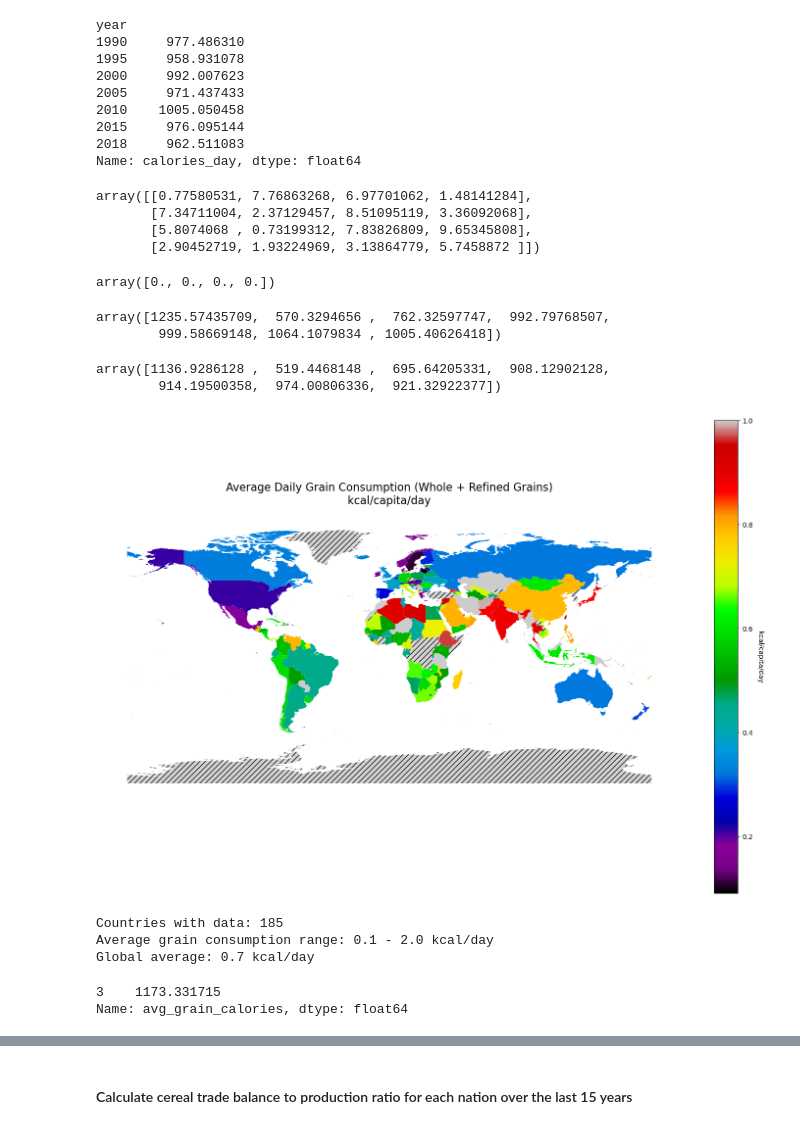
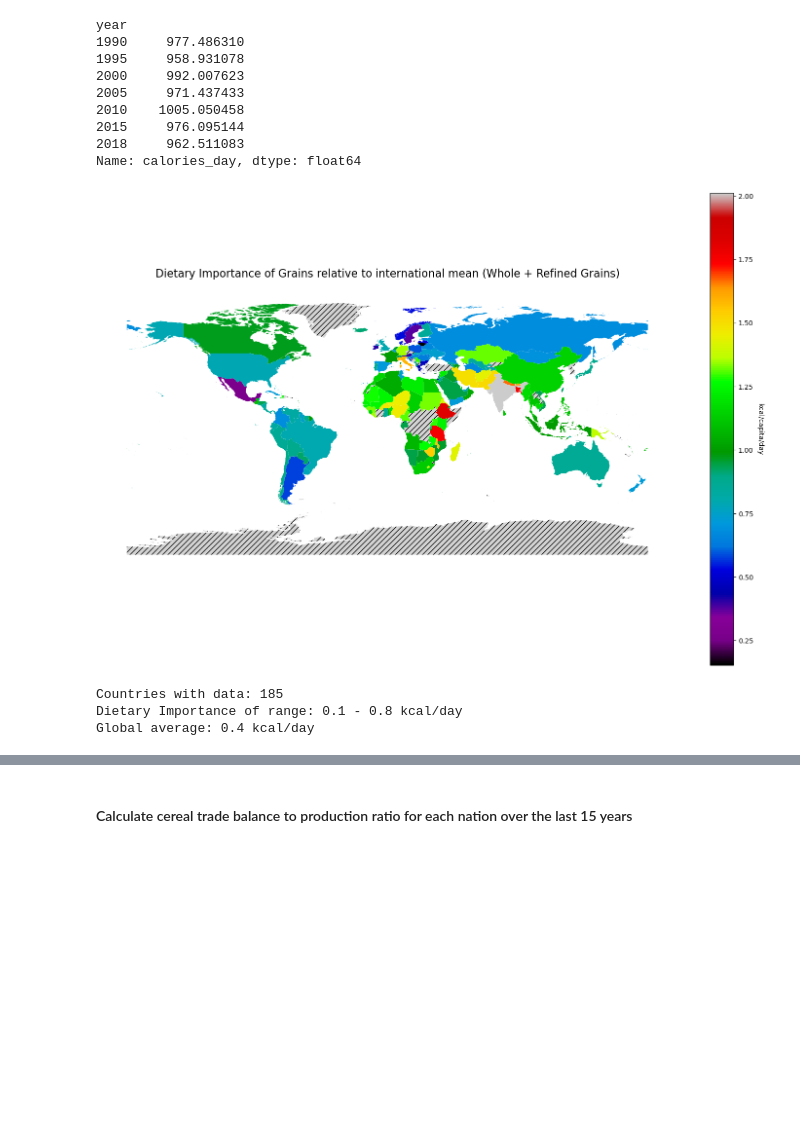
Before and after one commit to dancomputer/M2Internship, a Jupyter notebook: Code/SUM-Model-Hierarchy.ipynb, the cells around one changed output, grey strips where cells are left out. Drawn from its saved outputs; the diff is of its cells as text; code cells hidden in the pictures; blank space fills up the shorter version.

```diff
--- a/Code/SUM-Model-Hierarchy.ipynb
+++ b/Code/SUM-Model-Hierarchy.ipynb
@@ -601,8 +772,14 @@ ax = plt.subplot(111)
 
 for r,region in enumerate(regional_production.Area.unique()):
     if alpha[r,:].mean()<1: #(region == "Western Africa"):
-        plt.plot(years,alpha[r,:],label=region)#color=colors[r])
-        ax.legend(bbox_to_anchor=(1.1, 1.05))
-ax.set_xlabel('Year')
-ax.set_ylabel('alpha')
+        if region != "Micronesia":
+            plt.plot(years,alpha[r,:],label=region)#color=colors[r])
+ax.hlines(y=1, xmin=years[0], xmax=years[-1], color='k', linestyle='--', linewidth=1,label='All Other Regions')
+ax.legend(bbox_to_anchor=(1.00, 0.8),title="Region:",fontsize=12,title_fontsize=12)
+ax.set_xlabel('Year',fontsize=12)
+plt.xticks(fontsize=12)
+plt.yticks(fontsize=12)
+plt.ylim([0,1.05])
+ax.set_xlim([1992, 2020])
+ax.set_ylabel(r'$\alpha$',fontsize=14)
 # %% [output]
@@ -2263,37 +2383,6 @@ year
 2015     976.095144
 2018     962.511083
 Name: calories_day, dtype: float64
-# %%
-x=np.vstack(np.random.random((4,4))*10)
-
-x
-# %% [output]
-array([[0.77580531, 7.76863268, 6.97701062, 1.48141284],
-       [7.34711004, 2.37129457, 8.51095119, 3.36092068],
-       [5.8074068 , 0.73199312, 7.83826809, 9.65345808],
-       [2.90452719, 1.93224969, 3.13864779, 5.7458872 ]])
-# %%
-np.minimum(np.ones(4),0)
-# %% [output]
-array([0., 0., 0., 0.])
-# %%
-#urban cereals consumption in Angola
-dietary_consumption_df[
-    (dietary_consumption_df['dietary_factor'].isin(['Refined grains', 'Whole grains']))#,'Other starchy vegetables', 'Beans and legumes', 'Nuts and seeds'])
-    &(dietary_consumption_df['country'].isin(['Angola'])) & (dietary_consumption_df['urban']== 1)
-].groupby("year").sum().calories_day.values
-# %% [output]
-array([1235.57435709,  570.3294656 ,  762.32597747,  992.79768507,
-        999.58669148, 1064.1079834 , 1005.40626418])
-# %%
-#rural cereals consumption in Angola
-dietary_consumption_df[
-    (dietary_consumption_df['dietary_factor'].isin(['Refined grains', 'Whole grains']))#,'Other starchy vegetables', 'Beans and legumes', 'Nuts and seeds'])
-    &(dietary_consumption_df['country'].isin(['Angola'])) & (dietary_consumption_df['urban']== 0)
-].groupby("year").sum().calories_day.values
-# %% [output]
-array([1136.9286128 ,  519.4468148 ,  695.64205331,  908.12902128,
-        914.19500358,  974.00806336,  921.32922377])
 # %%
 import geopandas as gpd
 import pandas as pd
@@ -2305,57 +2394,56 @@ import matplotlib.pyplot as plt
 grains_data = dietary_consumption_df[
     dietary_consumption_df['dietary_factor'].isin(['Refined grains', 'Whole grains'])#,'Other starchy vegetables', 'Beans and legumes', 'Nuts and seeds'])
 ]
+other_data = dietary_consumption_df#[
+#    ~dietary_consumption_df['dietary_factor'].isin(['Refined grains', 'Whole grains'])#,'Other starchy vegetables', 'Beans and legumes', 'Nuts and seeds'])
+#]
+
 
 # Calculate total grain calories by country (sum of whole + refined grains)
-total_grains = grains_data.groupby(['country', 'year'])['calories_day'].sum().reset_index()
-
+total_grains = grains_data.groupby(['country', 'year'])['serving'].sum().reset_index()
+total_other = other_data.groupby(['country', 'year'])['serving'].sum().reset_index()
 # Calculate interannual average for each country
-avg_grains = total_grains.groupby('country')['calories_day'].max().reset_index()
-avg_grains.columns = ['country', 'avg_grain_calories']
-avg_grains["avg_grain_calories"] = avg_grains["avg_grain_calories"]/1800
+avg_grains = (total_grains.groupby('country')['serving'].mean()/total_other.groupby('country')['serving'].mean()).reset_index()
+avg_grains.columns = ['country', 'avg_grain_servings']
+avg_grains["avg_grain_relative"] = avg_grains["avg_grain_servings"]/avg_grains['avg_grain_servings'].mean()
 # Load world map data
 #world = gpd.read_file(gpd.datasets.get_path('naturalearth_lowres'))
 world = gpd.read_file(
     "https://d2ad6b4ur7yvpq.cloudfront.net/naturalearth-3.3.0/ne_50m_admin_0_countries.geojson"
 )
 # Merge with grain data
 world_grains = world.merge(avg_grains, left_on='name', right_on='country', how='left')
 
 # Create the plot
 fig, ax = plt.subplots(1, 1, figsize=(15, 10))
 
 # Plot the world map with grain calorie data
-world_grains.plot(column='avg_grain_calories',
+world_grains.plot(column='avg_grain_relative',
                   cmap='nipy_spectral',
                   legend=True,
-                  vmax=1,
+                  #vmax=2,
                   ax=ax,
                   missing_kwds={'color': 'lightgrey',
                                  'hatch': '///'
                                  })
 
-ax.set_title('Average Daily Grain Consumption (Whole + Refined Grains)\nkcal/capita/day',
+ax.set_title('Dietary Importance of Grains relative to international mean (Whole + Refined Grains)',
              fontsize=16, pad=20)
 ax.set_axis_off()
 
 # Add colorbar label
 cbar = ax.get_figure().get_axes()[-1]
 cbar.set_ylabel('kcal/capita/day', rotation=270, labelpad=15)
 
 plt.tight_layout()
 plt.show()
 
 # Print some summary statistics
 print(f"Countries with data: {len(avg_grains)}")
-print(f"Average grain consumption range: {avg_grains['avg_grain_calories'].min():.1f} - {avg_grains['avg_grain_calories'].max():.1f} kcal/day")
-print(f"Global average: {avg_grains['avg_grain_calories'].mean():.1f} kcal/day")
+print(f"Dietary Importance of range: {avg_grains['avg_grain_servings'].min():.1f} - {avg_grains['avg_grain_servings'].max():.1f} kcal/day")
+print(f"Global average: {avg_grains['avg_grain_servings'].mean():.1f} kcal/day")
 # %% [output]
-[figure, old version]
+[figure, new version]
 Countries with data: 185
-Average grain consumption range: 0.1 - 2.0 kcal/day
-Global average: 0.7 kcal/day
+Dietary Importance of range: 0.1 - 0.8 kcal/day
+Global average: 0.4 kcal/day
-# %%
-avg_grains[avg_grains.country == "Angola"].avg_grain_calories * 1800
-# %% [output]
-3    1173.331715
-Name: avg_grain_calories, dtype: float64
```
Also changed, not shown: parts of 30 cells of this notebook, 3 other files.
